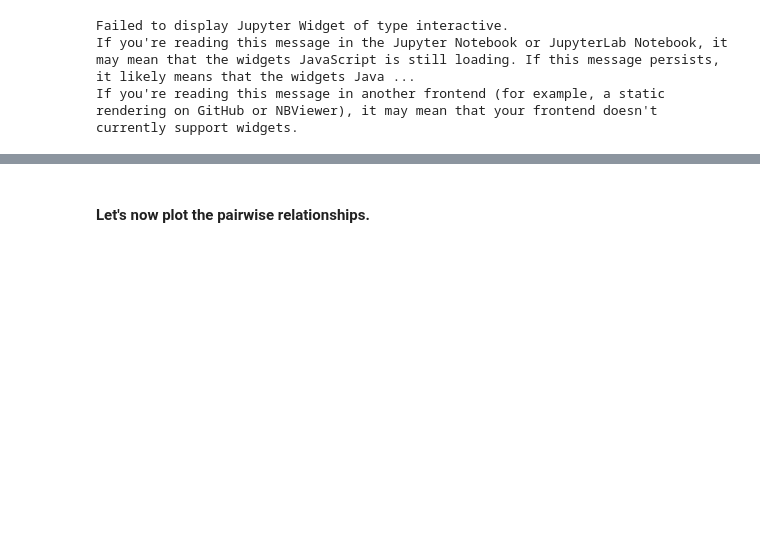
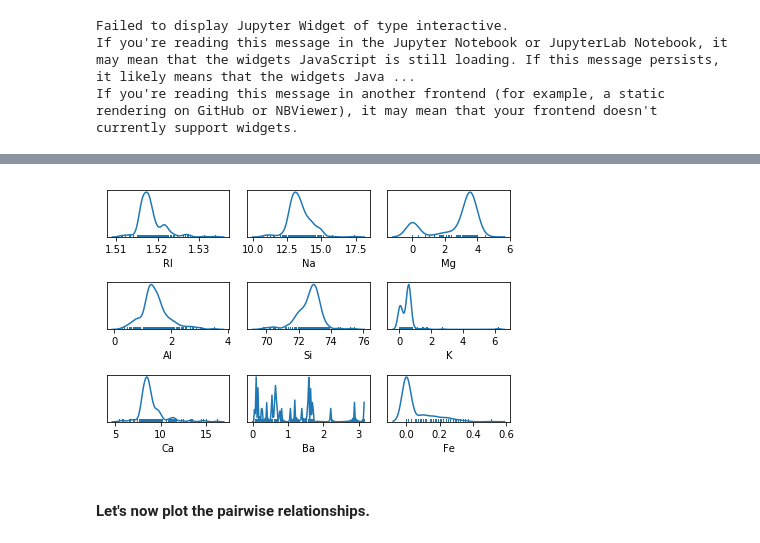
Before and after one commit to swchen888/APM, a Jupyter notebook: Chapter 3/Exercise+3-1.ipynb, the cells around one changed output, grey strips where cells are left out. Saved outputs shown, nothing was run; the diff lists cells and outputs as text; code cells hidden in the pictures; blank space fills up the shorter version.

```diff
--- a/Chapter 3/Exercise+3-1.ipynb
+++ b/Chapter 3/Exercise+3-1.ipynb
@@ -61,3 +86,17 @@ If you're reading this message in another frontend (for example, a static render
+# %%
+f, axes = plt.subplots(3, 3)
+
+gnames = glass_names[1:-1] # drop "ID" and "Type"
+
+for n in range(len(gnames)):
+    x, y = divmod(n, 3)
+
+    sns.distplot(glass_df[gnames[n]], hist=False, rug=True, ax=axes[x, y])
+
+plt.setp(axes, yticks=[])
+plt.tight_layout()
+# %% [output]
+[figure, added]
 # %% [markdown]
 #### Let's now plot the pairwise relationships.
 # %%
```
Also changed, not shown: parts of 5 cells of this notebook.
